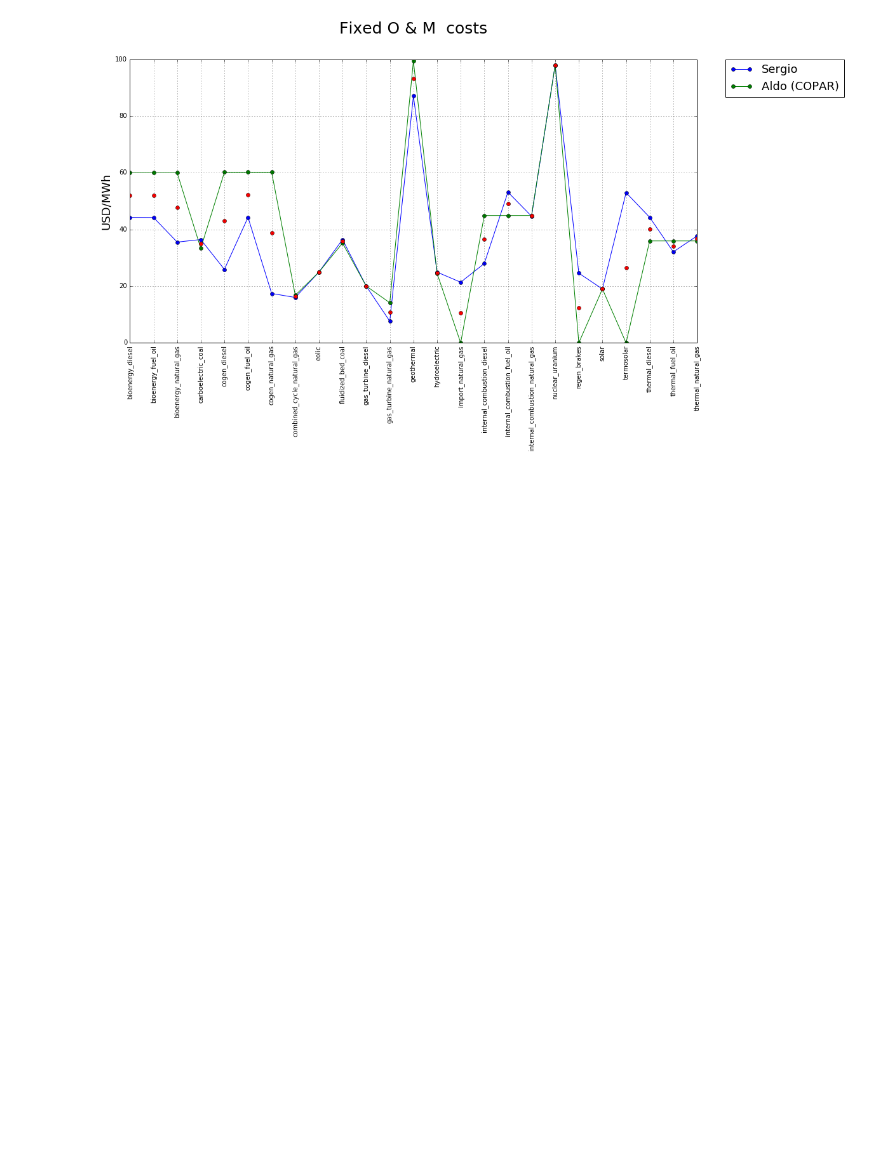
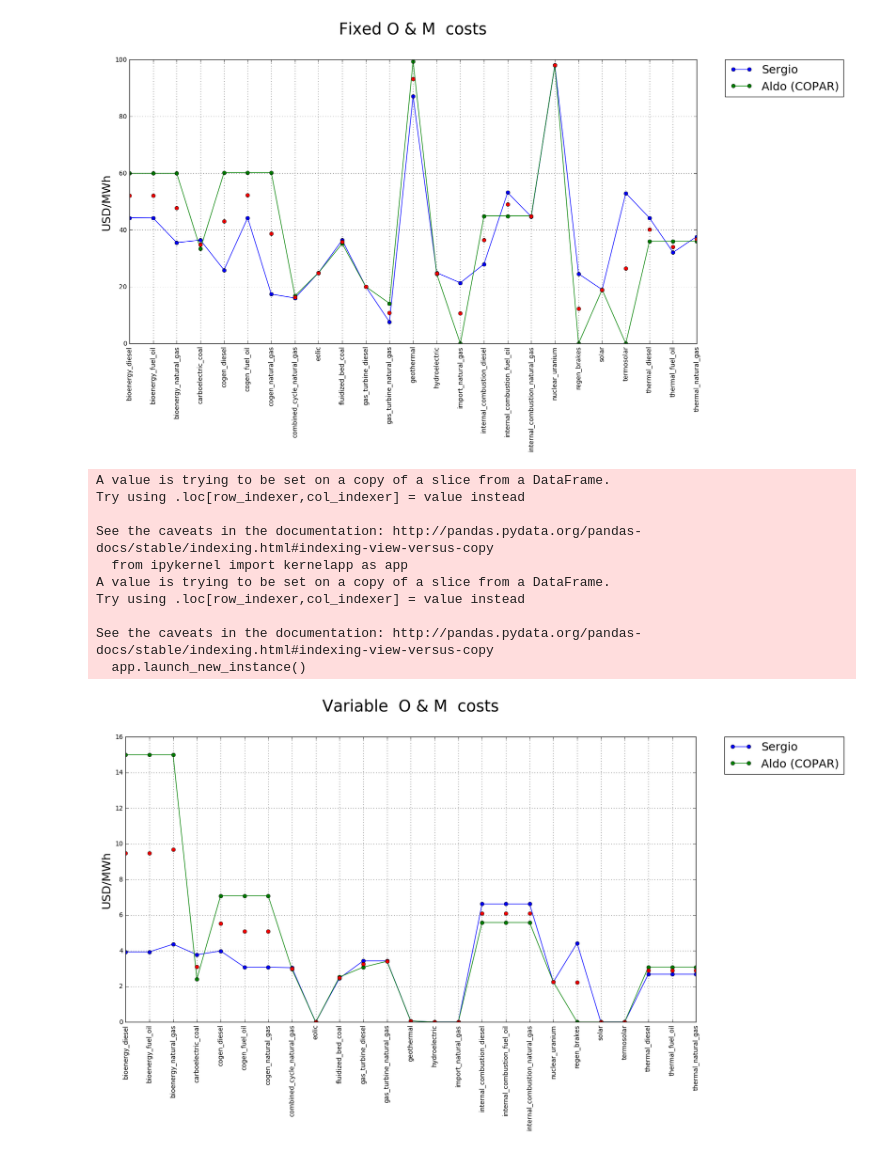
Before and after one commit to sergiocastellanos/switch_mexico_data, a Jupyter notebook: Generation/Tech investments costs comparison.ipynb, the cells around one changed output. Cells and saved outputs as stored; diff of their text form; code cells hidden in the pictures; blank space fills up the shorter version.

Commit message:
Added variable O&M comparison

```diff
--- a/Generation/Tech investments costs comparison.ipynb
+++ b/Generation/Tech investments costs comparison.ipynb
@@ -100,3 +82,29 @@ Try using .loc[row_indexer,col_indexer] = value instead
 See the caveats in the documentation: http://pandas.pydata.org/pandas-docs/stable/indexing.html#indexing-view-versus-copy
   app.launch_new_instance()
 [figure]
+# %%
+df7=df4[['gen_tech','g_variable_o_m','variable_o_m']]
+df7['average']=(df7.iloc[:,1]+df7.iloc[:,2])/2
+df7['difference']=abs(df7.iloc[:,1]-df7.iloc[:,2])
+plt.figure(2,figsize=[16,8],dpi=200)
+plt.plot(df7.iloc[:,1],marker='o',label='Sergio')
+plt.plot(df7.iloc[:,2],marker='o',label='Aldo (COPAR)')
+plt.legend(bbox_to_anchor=(1.05, 1), loc=2, borderaxespad=0.,fontsize=18)
+plt.grid()
+plt.title('Variable  O & M  costs',fontsize=25,y=1.08)
+plt.ylabel('USD/MWh',fontsize=18)
+plt.xticks(df5.index.tolist(),df5['gen_tech'].tolist(),rotation='vertical')
+plt.errorbar(range(len(df7.index.tolist())),df7['average'],label='average',fmt='o')
+plt.show()
+# %% [output]
+A value is trying to be set on a copy of a slice from a DataFrame.
+Try using .loc[row_indexer,col_indexer] = value instead
+
+See the caveats in the documentation: http://pandas.pydata.org/pandas-docs/stable/indexing.html#indexing-view-versus-copy
+  from ipykernel import kernelapp as app
+A value is trying to be set on a copy of a slice from a DataFrame.
+Try using .loc[row_indexer,col_indexer] = value instead
+
+See the caveats in the documentation: http://pandas.pydata.org/pandas-docs/stable/indexing.html#indexing-view-versus-copy
+  app.launch_new_instance()
+[figure, added]
```
Also changed, not shown: parts of 7 cells of this notebook.
